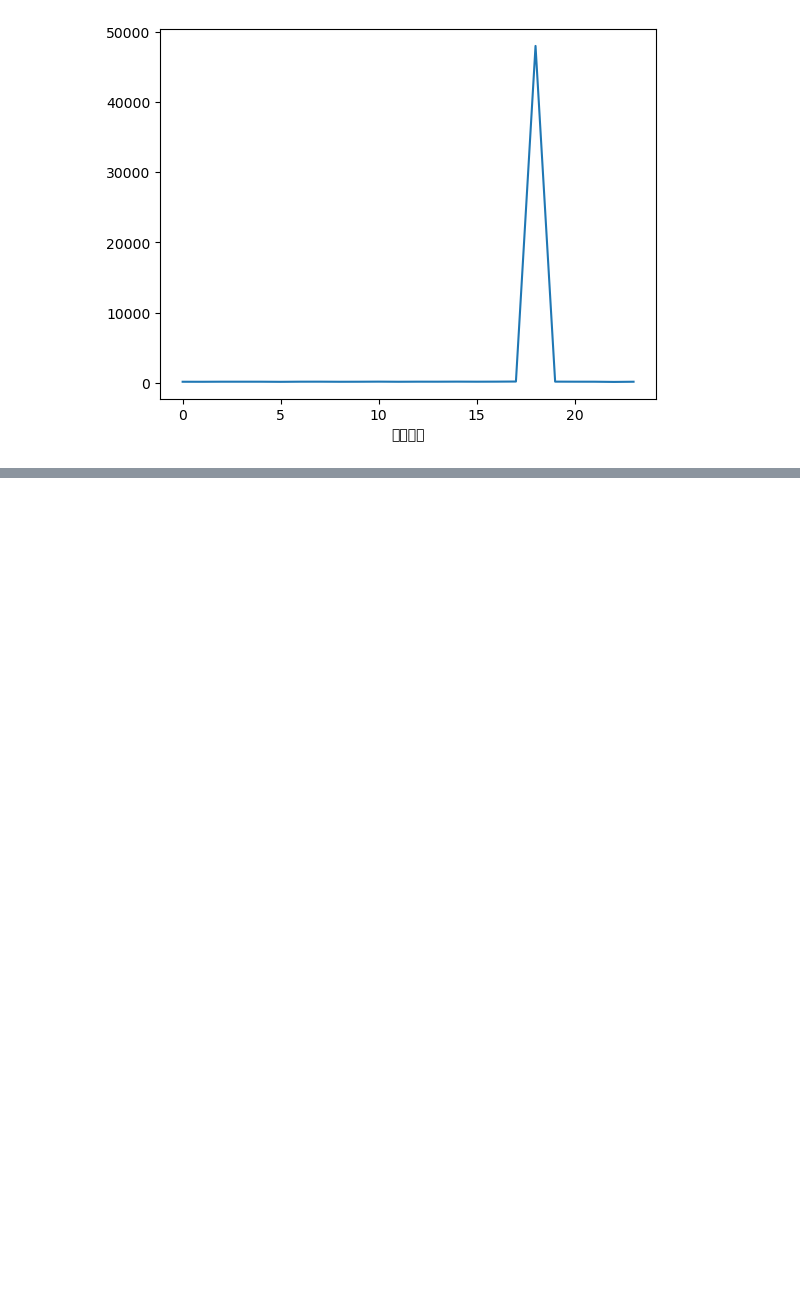
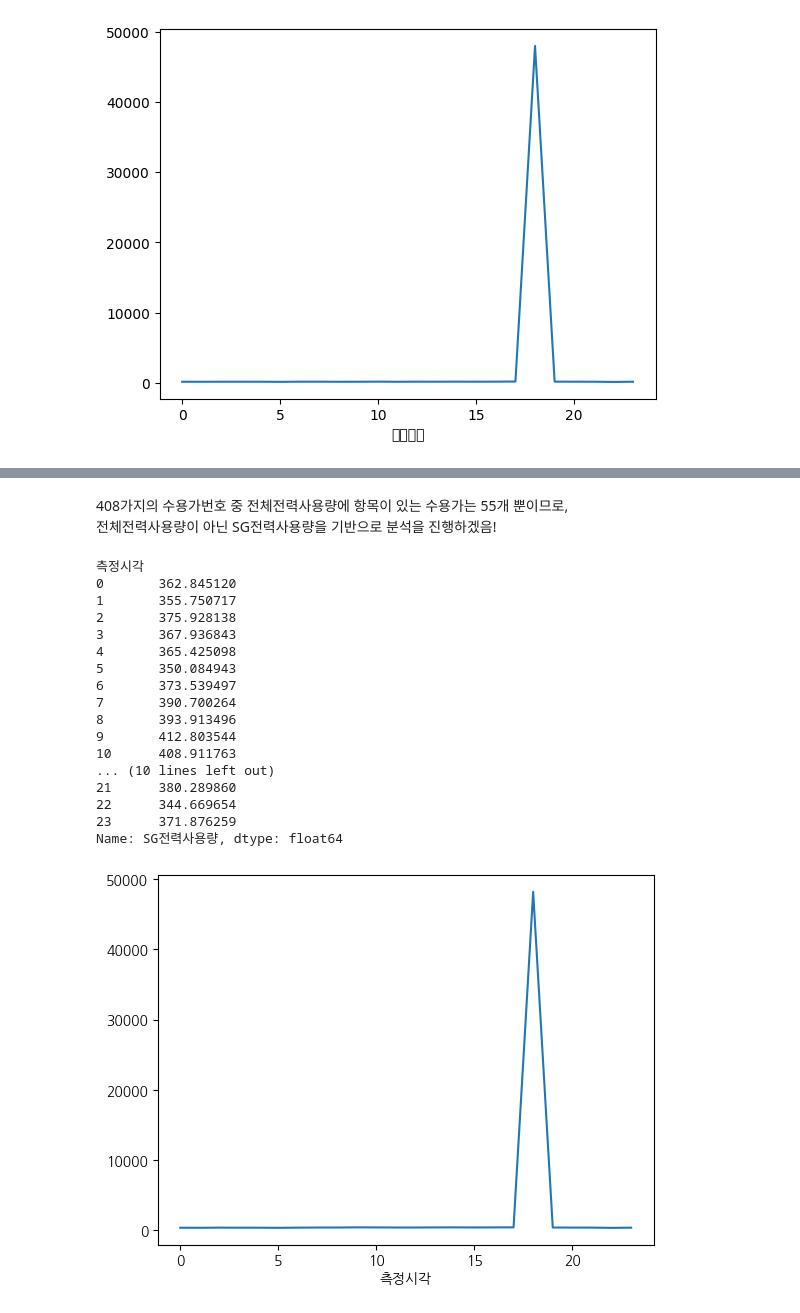
Before and after one commit to zeenoo11/Project_LivingLab, a Jupyter notebook: Projects/factory.ipynb, the cells around one changed output, grey strips where cells are left out. Drawn from its saved outputs; the diff is of its cells as text; code cells hidden in the pictures; blank space fills up the shorter version.

```diff
--- a/Projects/factory.ipynb
+++ b/Projects/factory.ipynb
@@ -75,0 +134,29 @@ Name: 전체전력사용량, dtype: float64
+# %% [markdown]
+408가지의 수용가번호 중 전체전력사용량에 항목이 있는 수용가는 55개 뿐이므로,
+전체전력사용량이 아닌 SG전력사용량을 기반으로 분석을 진행하겠음!
+# %%
+# # 측정시각별로 SG전력사용량의 평균을 구하고 그래프로 출력
+grouped = factoryDF.groupby('측정시각')
+result = grouped['SG전력사용량'].mean()
+print(result)
+result.plot()
+plt.show()
+# %% [output]
+측정시각
+0       362.845120
+1       355.750717
+2       375.928138
+3       367.936843
+4       365.425098
+5       350.084943
+6       373.539497
+7       390.700264
+8       393.913496
+9       412.803544
+10      408.911763
+... (10 lines left out)
+21      380.289860
+22      344.669654
+23      371.876259
+Name: SG전력사용량, dtype: float64
+[figure, added]
```
Also changed, not shown: parts of 11 cells of this notebook, 3 other files.
